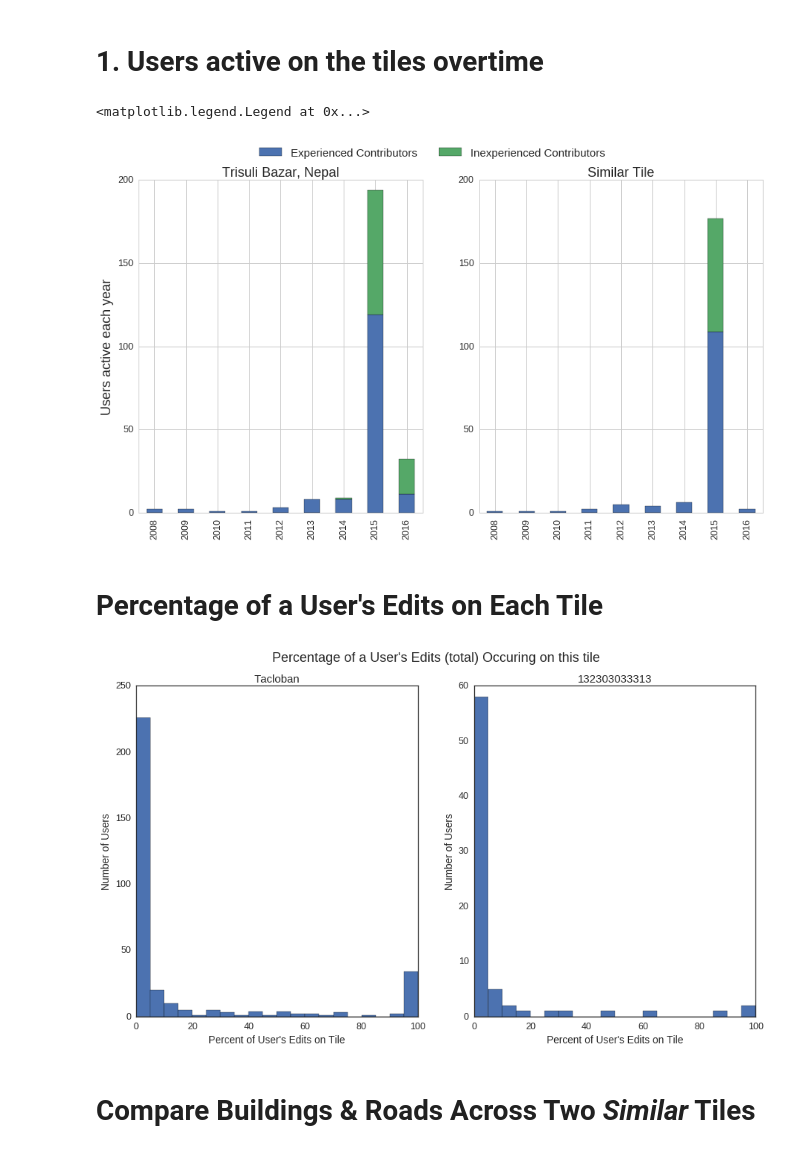
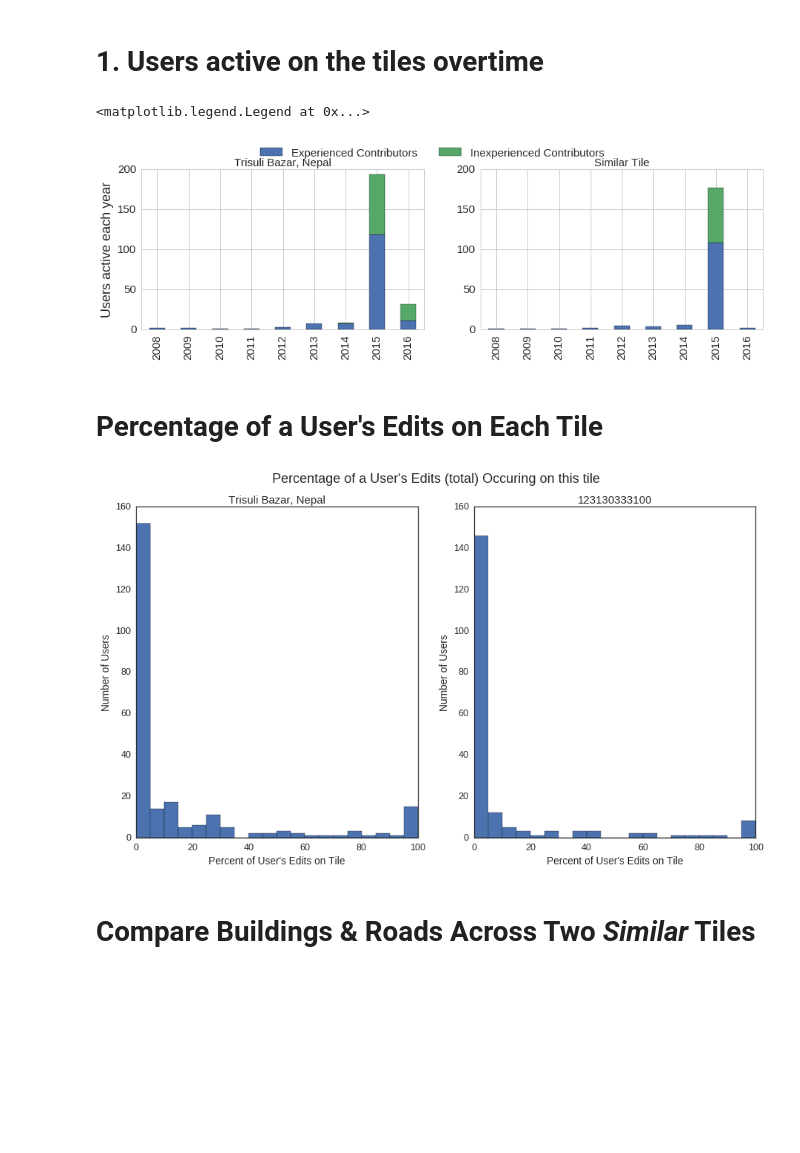
Before and after one commit to jenningsanderson/contributor-centric-qa, a Jupyter notebook: Study Tile 4 - Trisuli Bazar, Nepal.ipynb, the cells around one changed output. Drawn from its saved outputs; the diff is of its cells as text; code cells hidden in the pictures; blank space fills up the shorter version.

```diff
--- a/Study Tile 4 - Trisuli Bazar, Nepal.ipynb
+++ b/Study Tile 4 - Trisuli Bazar, Nepal.ipynb
@@ -203,7 +205,7 @@ Comparable Tiles for Trisuli Bazar, Nepal:
         3, '123130333100'
 # %%
 #Which tile to compare? (from within the comparable study tiles)
-compare_tile_idx=0
+compare_tile_idx=1
 # %% [markdown]
 #### 2. Get Users
 If it crashes, run it again :)
@@ -272,41 +274,42 @@ Users on Compare Tile: 192, 192
 # %% [markdown]
 # 1.  Users active on the tiles overtime
 # %%
-sns.set(font_scale=1.25)
+sns.set(font_scale=1.5)
 plt.style.use('seaborn-whitegrid')
-fig, axs = plt.subplots(nrows=1, ncols=2, figsize=(15,8), facecolor='w', edgecolor='k')
+fig, axs = plt.subplots(nrows=1, ncols=2, figsize=(15,6), facecolor='w', edgecolor='k')
+plt.subplots_adjust(left=None, bottom=0.4, right=None, top=None, wspace=None, hspace=0.1)
 
 #How many days (to date) is considered experienced?
 threshold = 7
-#Study Tile (Tacloban)
+#Study Tile
 gt_10 = overtime_df.query("active_days_to_date>={0}".format(threshold)).groupby('year').aggregate({'uid':pd.Series.nunique})
 lt_10 = overtime_df.query("active_days_to_date<{0}".format(threshold)).groupby('year').aggregate({'uid':pd.Series.nunique})
 gt_10.columns = ['Experienced Contributors']
 lt_10.columns = ['Inexperienced Contributors']
 gt_10.join(lt_10).plot(ax=axs[0],kind='bar',stacked=True)
 
 #Compare DF
 compare_gt_10 = compare_overtime_df.query("active_days_to_date>={0}".format(threshold)).groupby('year').aggregate({'uid':pd.Series.nunique})
 compare_lt_10 = compare_overtime_df.query("active_days_to_date<{0}".format(threshold)).groupby('year').aggregate({'uid':pd.Series.nunique})
 compare_gt_10.columns = ['Experienced Contributors']
 compare_lt_10.columns = ['Inexperienced Contributors']
 compare_gt_10.join(compare_lt_10).plot(ax=axs[1],kind='bar',stacked=True)
 
-axs[0].set_title(study_tiles[study_tile_idx]['name'],fontsize=18)
+axs[0].set_title(study_tiles[study_tile_idx]['name'],fontsize=15)
 axs[0].set_ylabel("Users active each year",fontsize=18)
-axs[1].set_title("Similar Tile",fontsize=18)
+axs[1].set_title("Similar Tile",fontsize=15)
 
 axs[1].set_ylim(axs[0].get_ylim())
 
 for ax in axs:
     ax.legend_.remove()
     ax.set_xlabel("")
 
 handles, labels = axs[1].get_legend_handles_labels()
 plt.figlegend(handles, labels, loc='upper center', ncol=2, fontsize=15)
 # %% [output]
 <matplotlib.legend.Legend at 0x...>
-[figure, old version]
+[figure, new version]
 # %% [markdown]
 # Percentage of a User's Edits on Each Tile
 # %%
@@ -326,7 +329,7 @@ for ax in axs:
 plt.suptitle("Percentage of a User's Edits (total) Occuring on this tile",fontsize=18)
 None
 # %% [output]
-[figure, old version]
+[figure, new version]
 # %% [markdown]
 # Compare Buildings & Roads Across Two _Similar_ Tiles
 # %%
```
Also changed, not shown: parts of 3 cells of this notebook, 6 other files.
